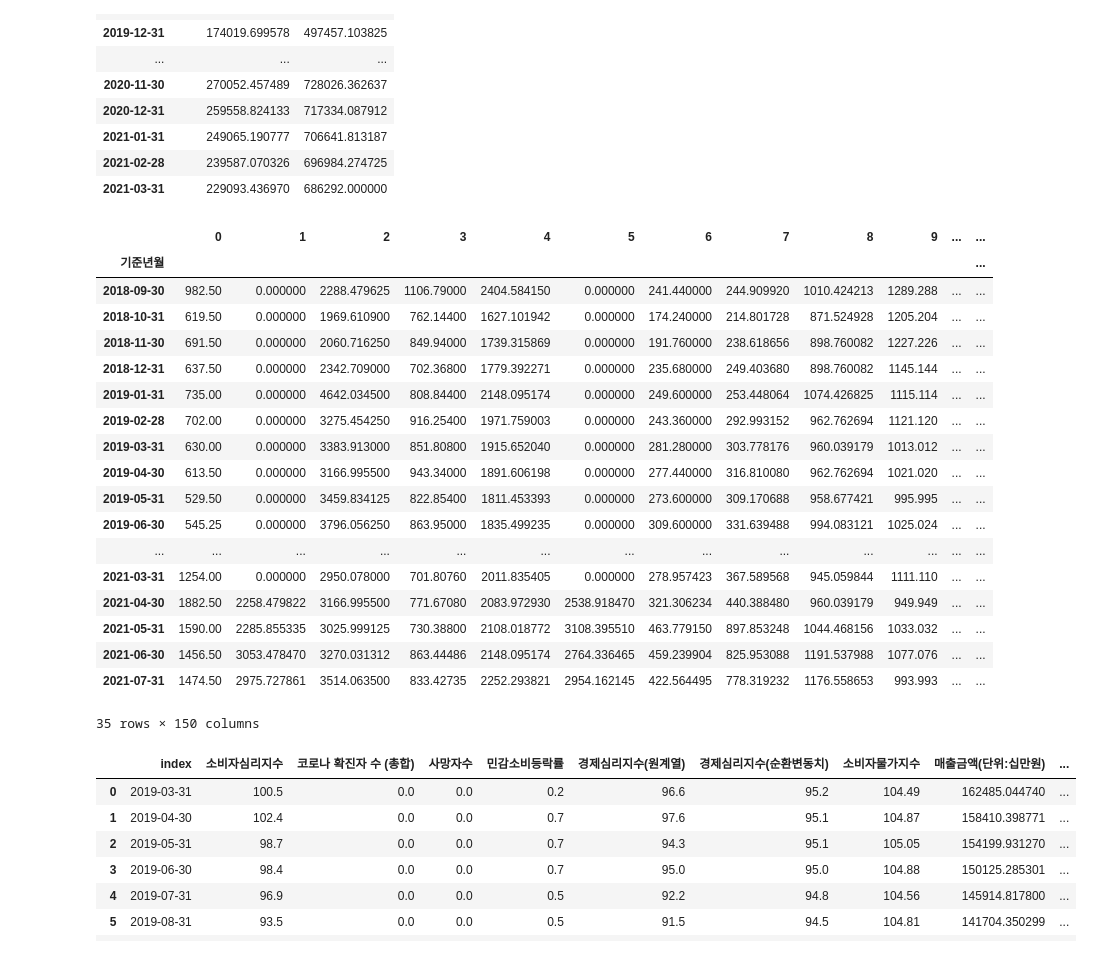
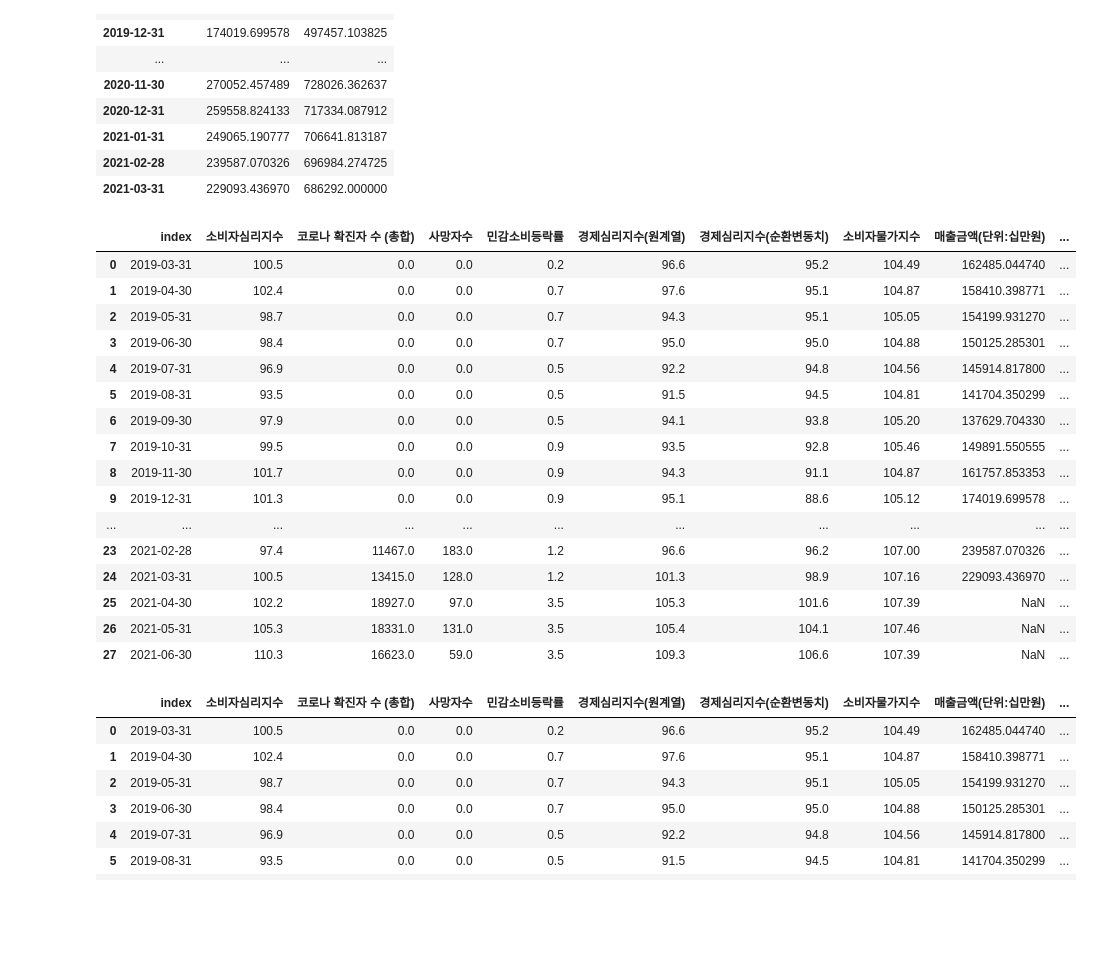
Before and after one commit to rootofdata/Financial-Security-Institute-NH, a Jupyter notebook: Modeling(식품).ipynb, the cells around one changed output. Saved outputs shown, nothing was run; the diff lists cells and outputs as text; code cells hidden in the pictures; blank space fills up the shorter version.

```diff
--- a/Modeling(식품).ipynb
+++ b/Modeling(식품).ipynb
@@ -27,7 +25,7 @@ elif platform.system() == 'Linux': #리눅스 (구글 콜랩)
 plt.rcParams['axes.unicode_minus'] = False #한글 폰트 사용시 마이너스 폰트 깨짐 해결
 #matplotlib 패키지 한글 깨짐 처리 끝
 # %%
-df2 = pd.read_excel('C:/Users/user/Desktop/경진대회/소비평가지수.xlsx')
+df2 = pd.read_excel(r'C:\Users\dudtj\OneDrive\Desktop\python\금융데이터\소비지수\소비평가지수.xlsx')
 Timeindex = pd.date_range('2019.03', periods=len(df2), freq='M')
 df2.set_index(Timeindex, inplace=True)
 df2.drop('일자', axis = 1,inplace=True)
@@ -95,7 +93,7 @@ df2 = df2.iloc[:, [0, 1, 2, 3, 8, 9, 10]];df2.head(15)
 | 2020-04-30 | 73.3 | 979.0 | 85.0 | 1.2 | 63.1 | 75.7 | 104.95 |
 | 2020-05-31 | 79.7 | 703.0 | 23.0 | 1.2 | 64.9 | 74.6 | 104.71 |
 # %%
-data = pd.read_csv(r'C:\Users\user\Desktop\경진대회\금융보안원_경진대회_데이터(최종제출).csv')
+data = pd.read_csv(r'C:\Users\dudtj\OneDrive\Desktop\python\금융데이터\금융보안원_경진대회_데이터(최종제출)1.csv',encoding='euc-kr')
 data
 # %% [output]
 |  | 기준년월 | 품목대분류코드 | 품목대분류명 | 품목중분류코드 | 품목중분류명 | 성별 | 연령 | 가구생애주기 | 고객소재지_광역시도 | 고객소재지_시군구 | ... |
@@ -234,27 +232,25 @@ df_f_upsample
 df2.reset_index(inplace=True)
 df_f_upsample.reset_index(inplace=True)
 # %%
-df_merge2 = pd.merge(df2, df_f_upsample, on = 'index',how = 'outer');df_merge
+df_merge2 = pd.merge(df2, df_f_upsample, on = 'index',how = 'outer');df_merge2
 # %% [output]
-|  | 0 | 1 | 2 | 3 | 4 | 5 | 6 | 7 | 8 | 9 | ... | ... |
-| 기준년월 |  |  |  |  |  |  |  |  |  |  |  | ... |
-| 2018-09-30 | 982.50 | 0.000000 | 2288.479625 | 1106.79000 | 2404.584150 | 0.000000 | 241.440000 | 244.909920 | 1010.424213 | 1289.288 | ... | ... |
-| 2018-10-31 | 619.50 | 0.000000 | 1969.610900 | 762.14400 | 1627.101942 | 0.000000 | 174.240000 | 214.801728 | 871.524928 | 1205.204 | ... | ... |
-| 2018-11-30 | 691.50 | 0.000000 | 2060.716250 | 849.94000 | 1739.315869 | 0.000000 | 191.760000 | 238.618656 | 898.760082 | 1227.226 | ... | ... |
-| 2018-12-31 | 637.50 | 0.000000 | 2342.709000 | 702.36800 | 1779.392271 | 0.000000 | 235.680000 | 249.403680 | 898.760082 | 1145.144 | ... | ... |
-| 2019-01-31 | 735.00 | 0.000000 | 4642.034500 | 808.84400 | 2148.095174 | 0.000000 | 249.600000 | 253.448064 | 1074.426825 | 1115.114 | ... | ... |
-| 2019-02-28 | 702.00 | 0.000000 | 3275.454250 | 916.25400 | 1971.759003 | 0.000000 | 243.360000 | 292.993152 | 962.762694 | 1121.120 | ... | ... |
-| 2019-03-31 | 630.00 | 0.000000 | 3383.913000 | 851.80800 | 1915.652040 | 0.000000 | 281.280000 | 303.778176 | 960.039179 | 1013.012 | ... | ... |
-| 2019-04-30 | 613.50 | 0.000000 | 3166.995500 | 943.34000 | 1891.606198 | 0.000000 | 277.440000 | 316.810080 | 962.762694 | 1021.020 | ... | ... |
-| 2019-05-31 | 529.50 | 0.000000 | 3459.834125 | 822.85400 | 1811.453393 | 0.000000 | 273.600000 | 309.170688 | 958.677421 | 995.995 | ... | ... |
-| 2019-06-30 | 545.25 | 0.000000 | 3796.056250 | 863.95000 | 1835.499235 | 0.000000 | 309.600000 | 331.639488 | 994.083121 | 1025.024 | ... | ... |
-| ... | ... | ... | ... | ... | ... | ... | ... | ... | ... | ... | ... | ... |
-| 2021-03-31 | 1254.00 | 0.000000 | 2950.078000 | 701.80760 | 2011.835405 | 0.000000 | 278.957423 | 367.589568 | 945.059844 | 1111.110 | ... | ... |
-| 2021-04-30 | 1882.50 | 2258.479822 | 3166.995500 | 771.67080 | 2083.972930 | 2538.918470 | 321.306234 | 440.388480 | 960.039179 | 949.949 | ... | ... |
-| 2021-05-31 | 1590.00 | 2285.855335 | 3025.999125 | 730.38800 | 2108.018772 | 3108.395510 | 463.779150 | 897.853248 | 1044.468156 | 1033.032 | ... | ... |
-| 2021-06-30 | 1456.50 | 3053.478470 | 3270.031312 | 863.44486 | 2148.095174 | 2764.336465 | 459.239904 | 825.953088 | 1191.537988 | 1077.076 | ... | ... |
-| 2021-07-31 | 1474.50 | 2975.727861 | 3514.063500 | 833.42735 | 2252.293821 | 2954.162145 | 422.564495 | 778.319232 | 1176.558653 | 993.993 | ... | ... |
+|  | index | 소비자심리지수 | 코로나 확진자 수 (총합) | 사망자수 | 민감소비등락률 | 경제심리지수(원계열) | 경제심리지수(순환변동치) | 소비자물가지수 | 매출금액(단위:십만원) | ... |
+| 0 | 2019-03-31 | 100.5 | 0.0 | 0.0 | 0.2 | 96.6 | 95.2 | 104.49 | 162485.044740 | ... |
+| 1 | 2019-04-30 | 102.4 | 0.0 | 0.0 | 0.7 | 97.6 | 95.1 | 104.87 | 158410.398771 | ... |
+| 2 | 2019-05-31 | 98.7 | 0.0 | 0.0 | 0.7 | 94.3 | 95.1 | 105.05 | 154199.931270 | ... |
+| 3 | 2019-06-30 | 98.4 | 0.0 | 0.0 | 0.7 | 95.0 | 95.0 | 104.88 | 150125.285301 | ... |
+| 4 | 2019-07-31 | 96.9 | 0.0 | 0.0 | 0.5 | 92.2 | 94.8 | 104.56 | 145914.817800 | ... |
+| 5 | 2019-08-31 | 93.5 | 0.0 | 0.0 | 0.5 | 91.5 | 94.5 | 104.81 | 141704.350299 | ... |
+| 6 | 2019-09-30 | 97.9 | 0.0 | 0.0 | 0.5 | 94.1 | 93.8 | 105.20 | 137629.704330 | ... |
+| 7 | 2019-10-31 | 99.5 | 0.0 | 0.0 | 0.9 | 93.5 | 92.8 | 105.46 | 149891.550555 | ... |
+| 8 | 2019-11-30 | 101.7 | 0.0 | 0.0 | 0.9 | 94.3 | 91.1 | 104.87 | 161757.853353 | ... |
+| 9 | 2019-12-31 | 101.3 | 0.0 | 0.0 | 0.9 | 95.1 | 88.6 | 105.12 | 174019.699578 | ... |
+| ... | ... | ... | ... | ... | ... | ... | ... | ... | ... | ... |
+| 23 | 2021-02-28 | 97.4 | 11467.0 | 183.0 | 1.2 | 96.6 | 96.2 | 107.00 | 239587.070326 | ... |
+| 24 | 2021-03-31 | 100.5 | 13415.0 | 128.0 | 1.2 | 101.3 | 98.9 | 107.16 | 229093.436970 | ... |
+| 25 | 2021-04-30 | 102.2 | 18927.0 | 97.0 | 3.5 | 105.3 | 101.6 | 107.39 | NaN | ... |
+| 26 | 2021-05-31 | 105.3 | 18331.0 | 131.0 | 3.5 | 105.4 | 104.1 | 107.46 | NaN | ... |
+| 27 | 2021-06-30 | 110.3 | 16623.0 | 59.0 | 3.5 | 109.3 | 106.6 | 107.39 | NaN | ... |
-35 rows × 150 columns
 # %%
 df_merge2.dropna(inplace=True)
 df_merge2
```
Also changed, not shown: parts of 21 cells of this notebook.
